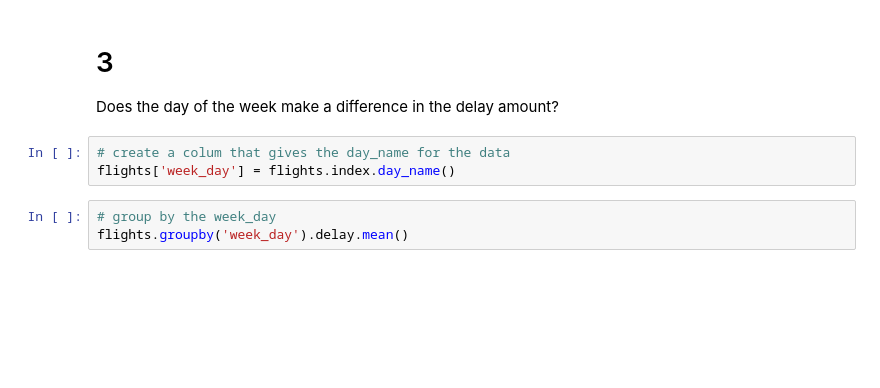
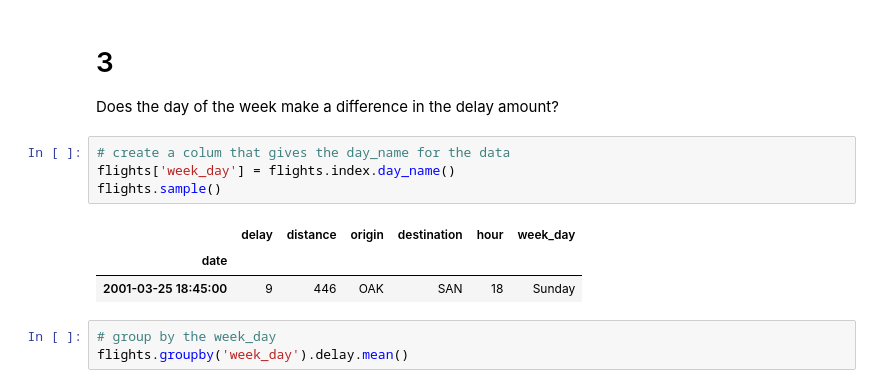
Before and after one commit to VelasquezAlejandro044/time-series-exercises, a Jupyter notebook: working_with_time_series_data.ipynb, the cells around one changed output. Cells and saved outputs as stored; diff of their text form; blank space fills up the shorter version.

```diff
--- a/working_with_time_series_data.ipynb
+++ b/working_with_time_series_data.ipynb
@@ -541,6 +541,11 @@ Does the day of the week make a difference in the delay amount?
 # %%
 # create a colum that gives the day_name for the data
 flights['week_day'] = flights.index.day_name()
+flights.sample()
+# %% [output]
+|  | delay | distance | origin | destination | hour | week_day |
+| date |  |  |  |  |  |  |
+| 2001-03-25 18:45:00 | 9 | 446 | OAK | SAN | 18 | Sunday |
 # %%
 # group by the week_day
 flights.groupby('week_day').delay.mean()
```
Also changed, not shown: parts of 12 cells of this notebook, 1 other file.
